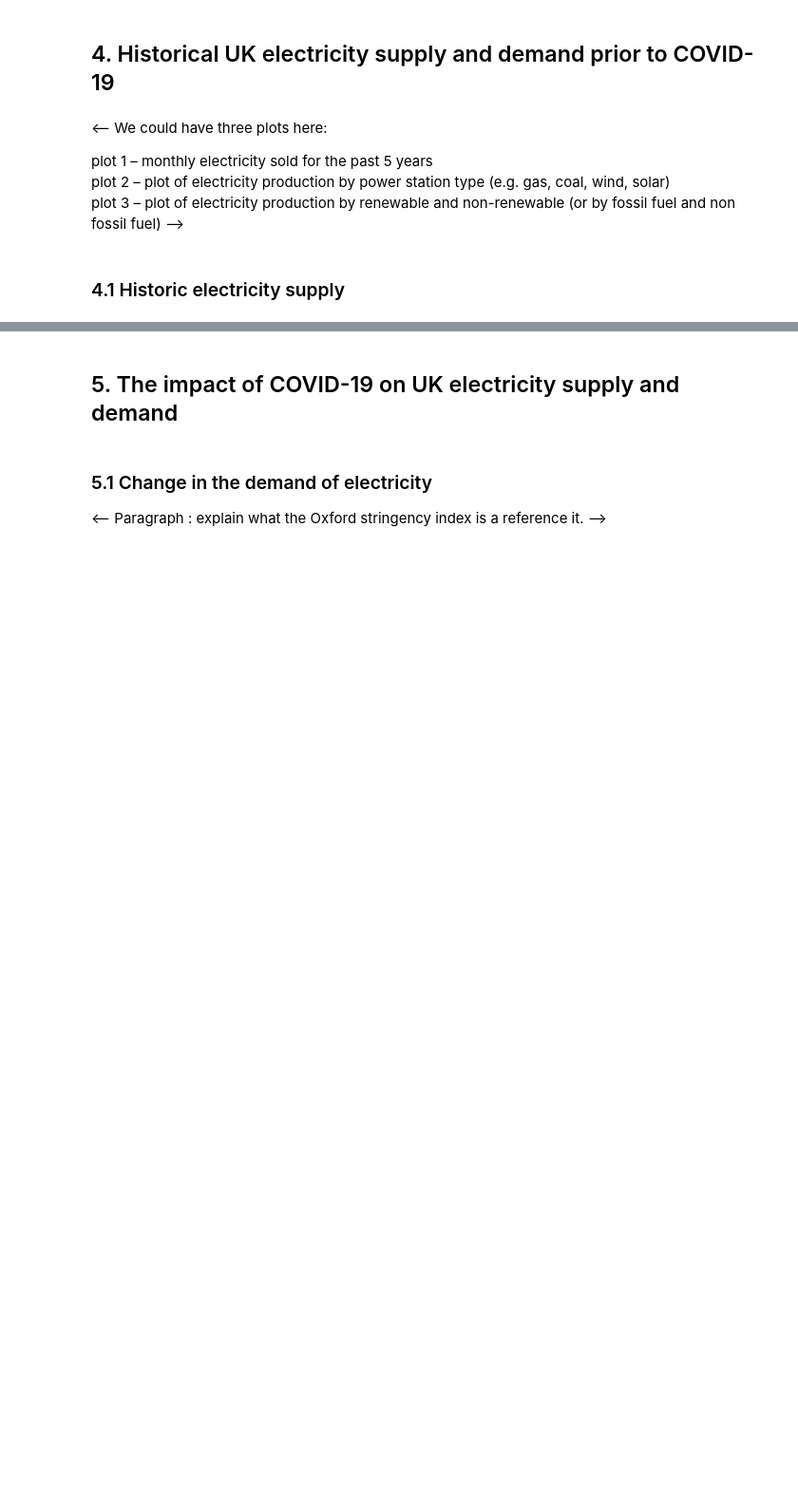
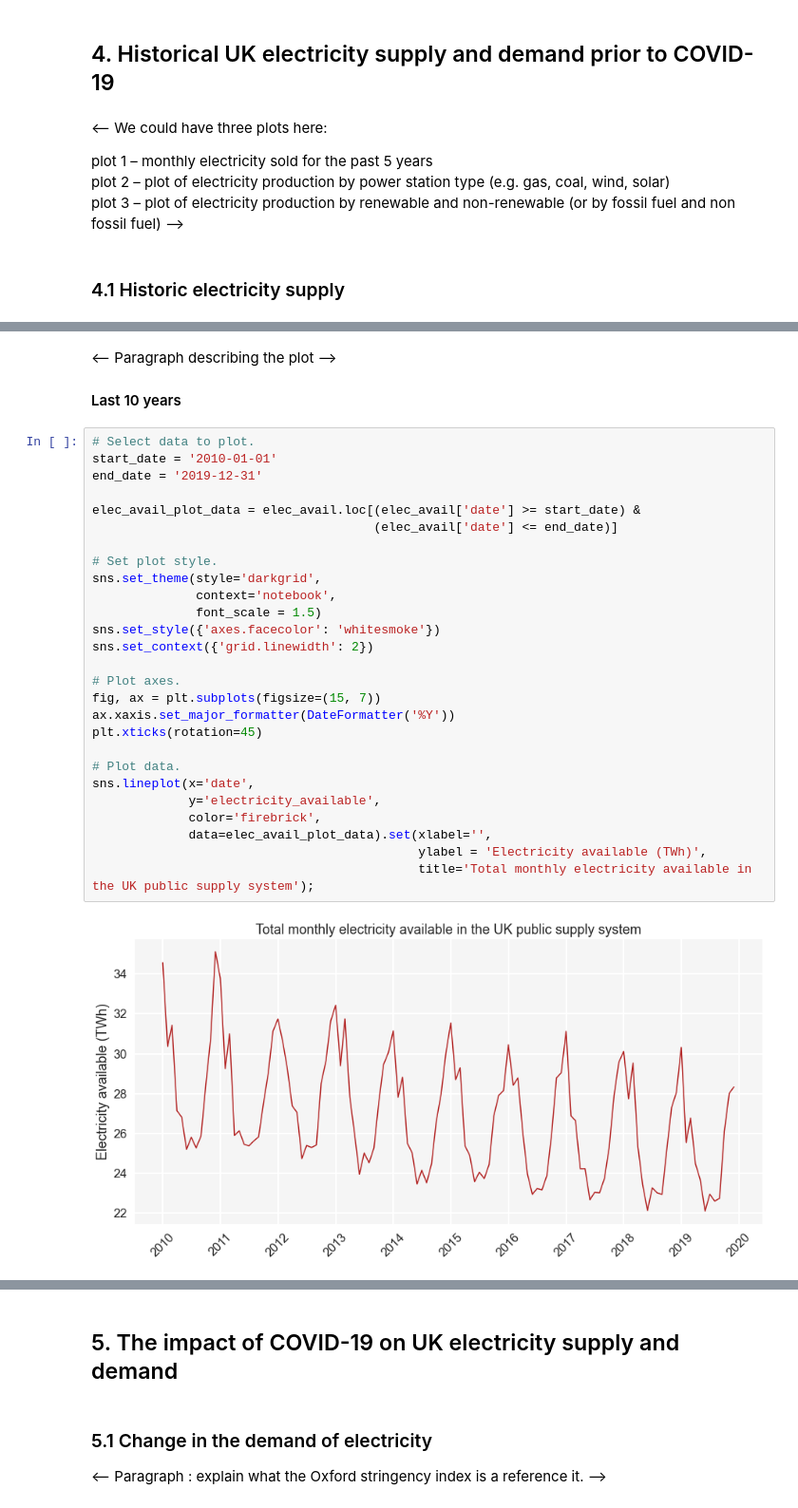
Before and after one commit to robynfsj/cfg-big-data-challenge, a Jupyter notebook: notebooks/submission.ipynb, the cells around one changed output, grey strips where cells are left out. Shown at 95% size. Cells and saved outputs as stored; diff of their text form; blank space fills up the shorter version.

```diff
--- a/notebooks/submission.ipynb
+++ b/notebooks/submission.ipynb
@@ -133,0 +280,33 @@ ax.xaxis.set_major_formatter(date_form)
+# %% [markdown]
+<-- Paragraph describing the plot -->
+
+#### Last 10 years
+# %%
+# Select data to plot.
+start_date = '2010-01-01'
+end_date = '2019-12-31'
+
+elec_avail_plot_data = elec_avail.loc[(elec_avail['date'] >= start_date) &
+                                      (elec_avail['date'] <= end_date)]
+
+# Set plot style.
+sns.set_theme(style='darkgrid',
+              context='notebook',
+              font_scale = 1.5)
+sns.set_style({'axes.facecolor': 'whitesmoke'})
+sns.set_context({'grid.linewidth': 2})
+
+# Plot axes.
+fig, ax = plt.subplots(figsize=(15, 7))
+ax.xaxis.set_major_formatter(DateFormatter('%Y'))
+plt.xticks(rotation=45)
+
+# Plot data.
+sns.lineplot(x='date',
+             y='electricity_available',
+             color='firebrick',
+             data=elec_avail_plot_data).set(xlabel='',
+                                            ylabel = 'Electricity available (TWh)',
+                                            title='Total monthly electricity available in the UK public supply system');
+# %% [output]
+[figure, added]
```
Also changed, not shown: parts of 45 cells of this notebook.
